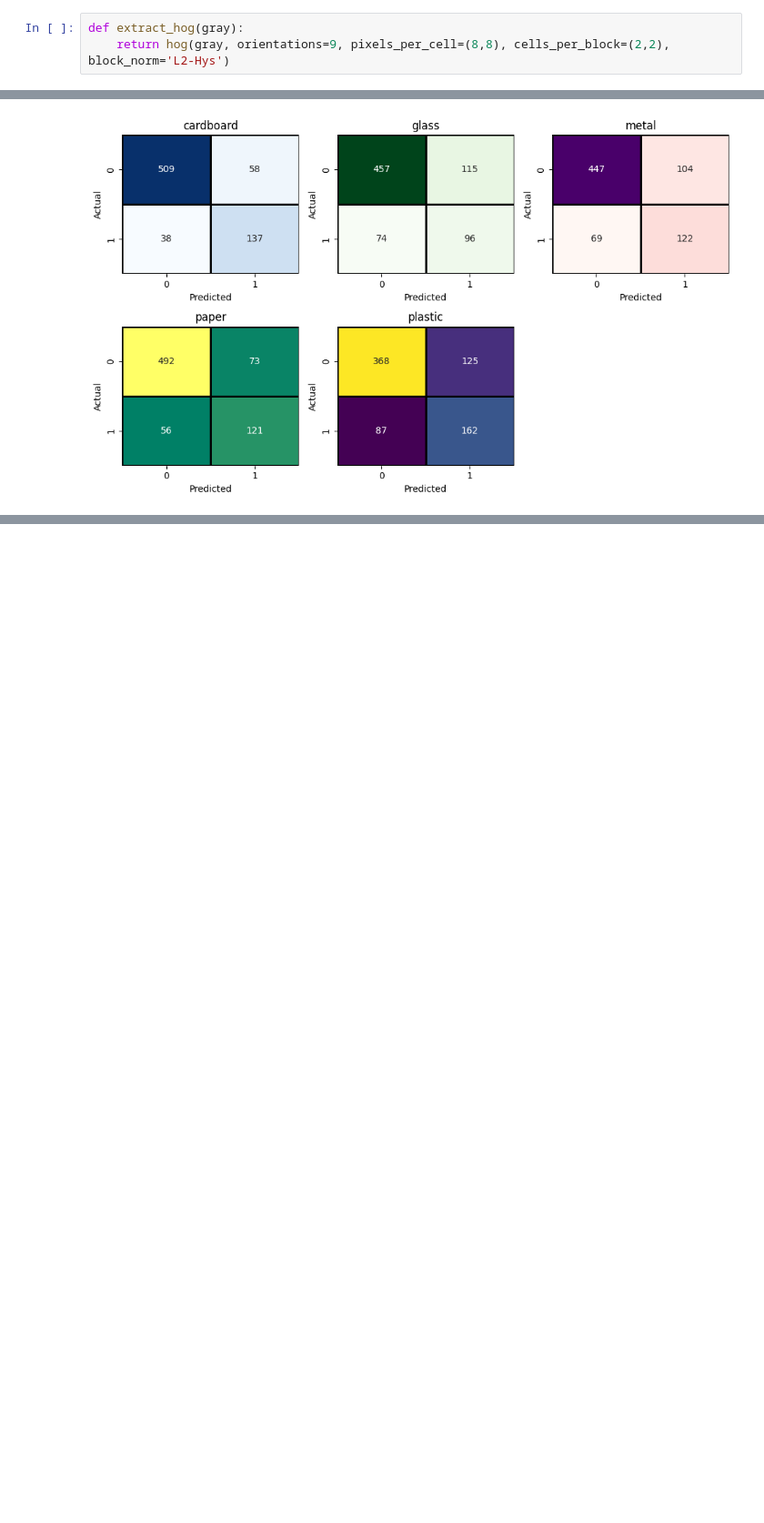
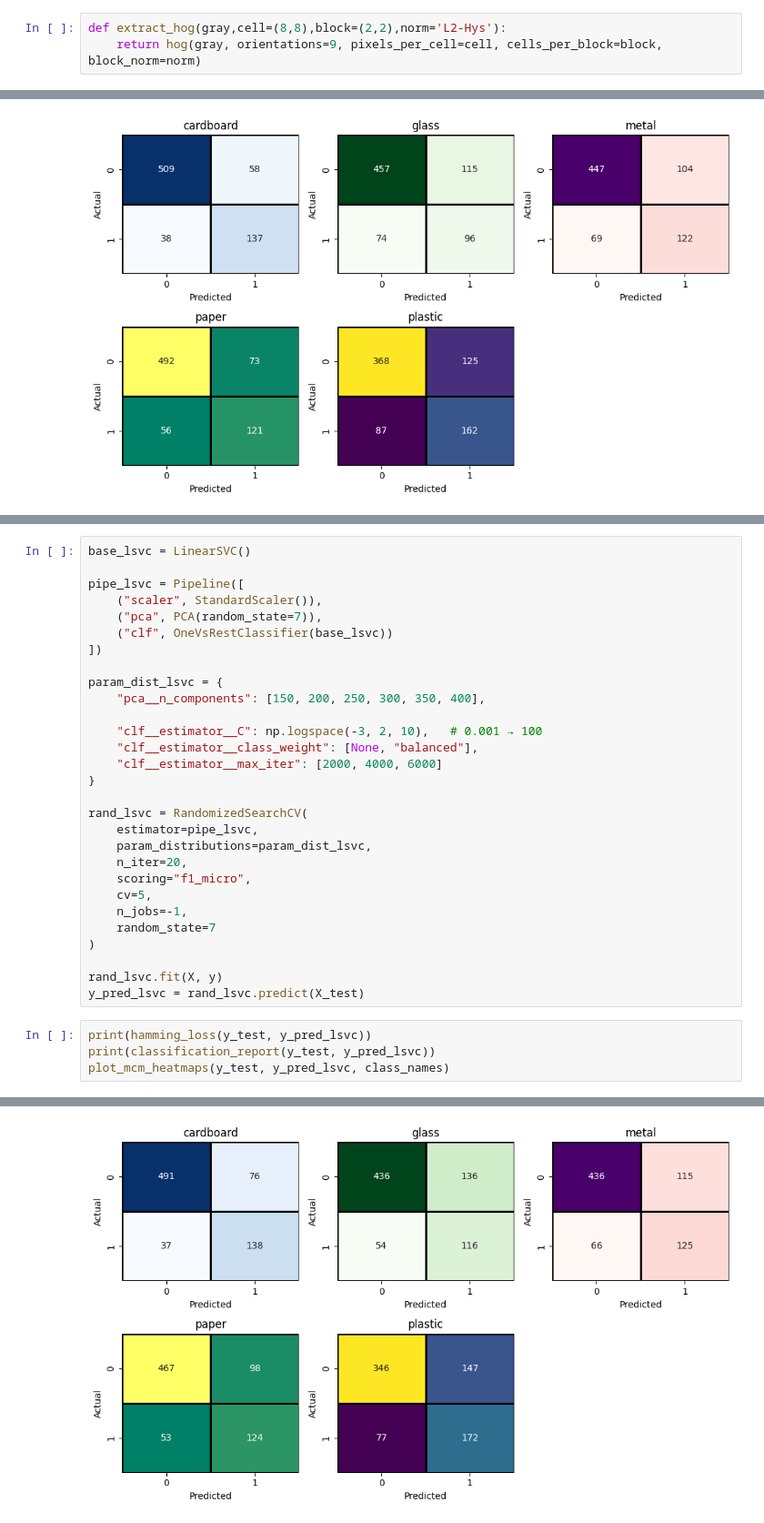
Before and after one commit to keshavarzIT/Classification-of-recycling-garbage, a Jupyter notebook: smartRecyclingWaste.ipynb, the cells around one changed output, grey strips where cells are left out. Shown: that part at 91% size. Saved outputs shown, nothing was run; the diff lists cells and outputs as text; blank space fills up the shorter version.

```diff
--- a/smartRecyclingWaste.ipynb
+++ b/smartRecyclingWaste.ipynb
@@ -75,8 +75,8 @@ def plot_mcm_heatmaps(y_true, y_pred, class_names):
     plt.tight_layout()
     plt.show()
 # %%
-def extract_hog(gray):
-    return hog(gray, orientations=9, pixels_per_cell=(8,8), cells_per_block=(2,2), block_norm='L2-Hys')
+def extract_hog(gray,cell=(8,8),block=(2,2),norm='L2-Hys'):
+    return hog(gray, orientations=9, pixels_per_cell=cell, cells_per_block=block, block_norm=norm)
 # %%
 with open(f'data/train/_annotations.coco.json') as f:
     train = json.load(f)
@@ -460,0 +573,34 @@ weighted avg       0.58      0.66      0.62       962
+# %%
+base_lsvc = LinearSVC()
+
+pipe_lsvc = Pipeline([
+    ("scaler", StandardScaler()),
+    ("pca", PCA(random_state=7)),
+    ("clf", OneVsRestClassifier(base_lsvc))
+])
+
+param_dist_lsvc = {
+    "pca__n_components": [150, 200, 250, 300, 350, 400],
+
+    "clf__estimator__C": np.logspace(-3, 2, 10),   # 0.001 → 100
+    "clf__estimator__class_weight": [None, "balanced"],
+    "clf__estimator__max_iter": [2000, 4000, 6000]
+}
+
+rand_lsvc = RandomizedSearchCV(
+    estimator=pipe_lsvc,
+    param_distributions=param_dist_lsvc,
+    n_iter=20,
+    scoring="f1_micro",
+    cv=5,
+    n_jobs=-1,
+    random_state=7
+)
+
+rand_lsvc.fit(X, y)
+y_pred_lsvc = rand_lsvc.predict(X_test)
+# %%
+print(hamming_loss(y_test, y_pred_lsvc))
+print(classification_report(y_test, y_pred_lsvc))
+plot_mcm_heatmaps(y_test, y_pred_lsvc, class_names)
+# %% [output]
@@ -460,0 +620 @@ weighted avg       0.58      0.66      0.62       962
+[figure, added]
```
Also changed, not shown: parts of 9 cells of this notebook.
